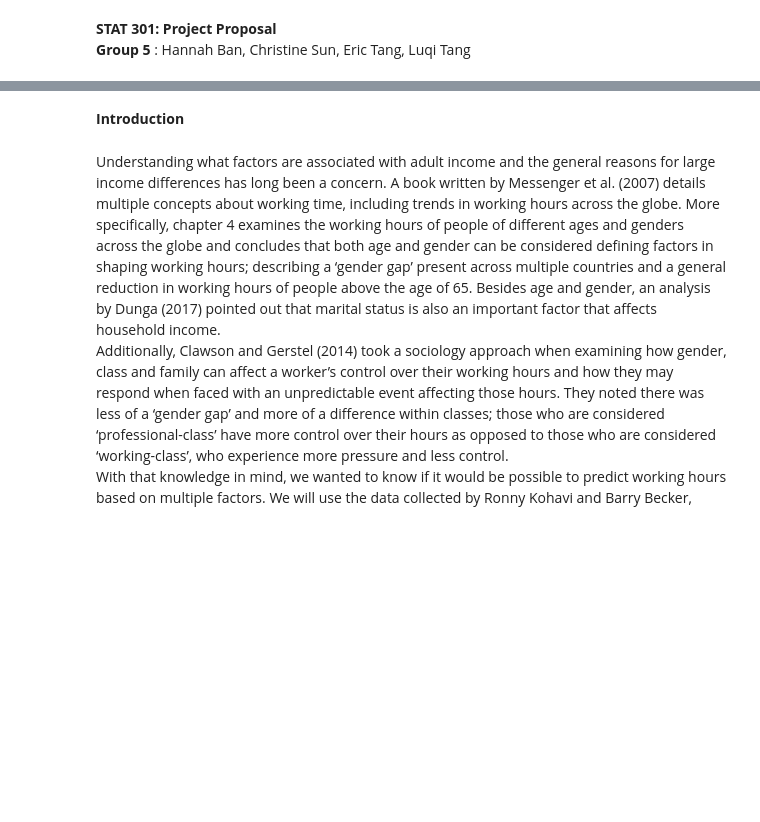
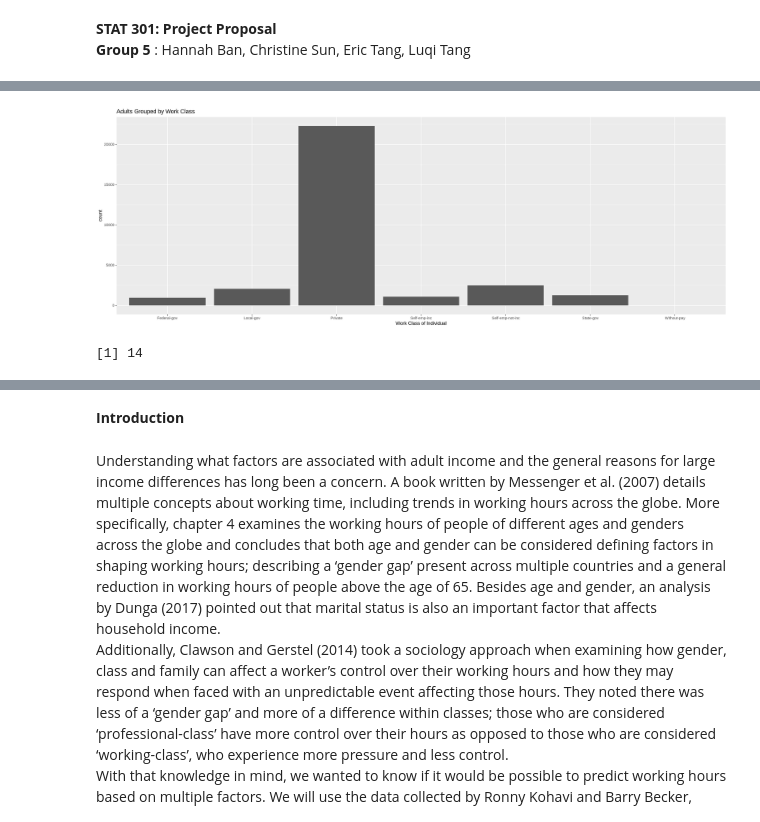
Before and after one commit to Chri-Sun/STAT301_Project, a Jupyter notebook: Proposal.ipynb, the cells around one changed output, grey strips where cells are left out. Saved outputs shown, nothing was run; the diff lists cells and outputs as text; code cells hidden in the pictures; blank space fills up the shorter version.

```diff
--- a/Proposal.ipynb
+++ b/Proposal.ipynb
@@ -5,0 +184,4 @@ library(tidyverse)
+# %%
+noques_adult <- noques_adult %>% mutate(native.country = ifelse(native.country == "United-States", "United-States", "Other"))
+noques_adult$native.country <- as.factor(noques_adult$native.country)
+head(noques_adult)
@@ -5,0 +207,12 @@ library(tidyverse)
+# %%
+options(repr.plot.width = 20, repr.plot.height = 7)
+class_bar <- noques_adult %>% ggplot(aes(x = workclass)) + geom_bar() +
+    xlab("Work Class of Individual") +
+    ggtitle("Adults Grouped by Work Class")
+class_bar
+# %% [output]
+[figure, added]
+# %%
+nrow(noques_adult %>% filter(workclass == "Without-pay"))
+# %% [output]
+[1] 14
```
Also changed, not shown: parts of 18 cells of this notebook.
